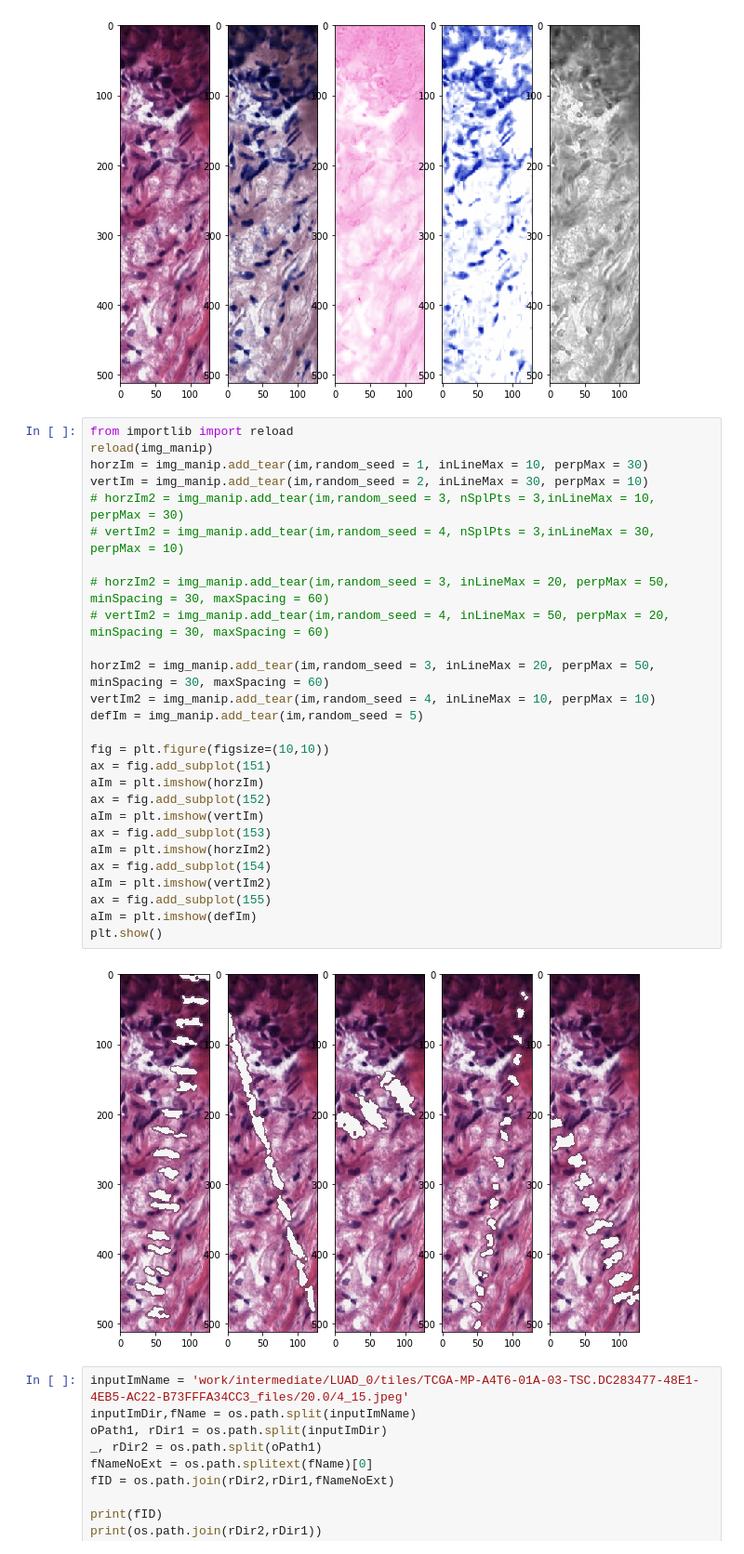
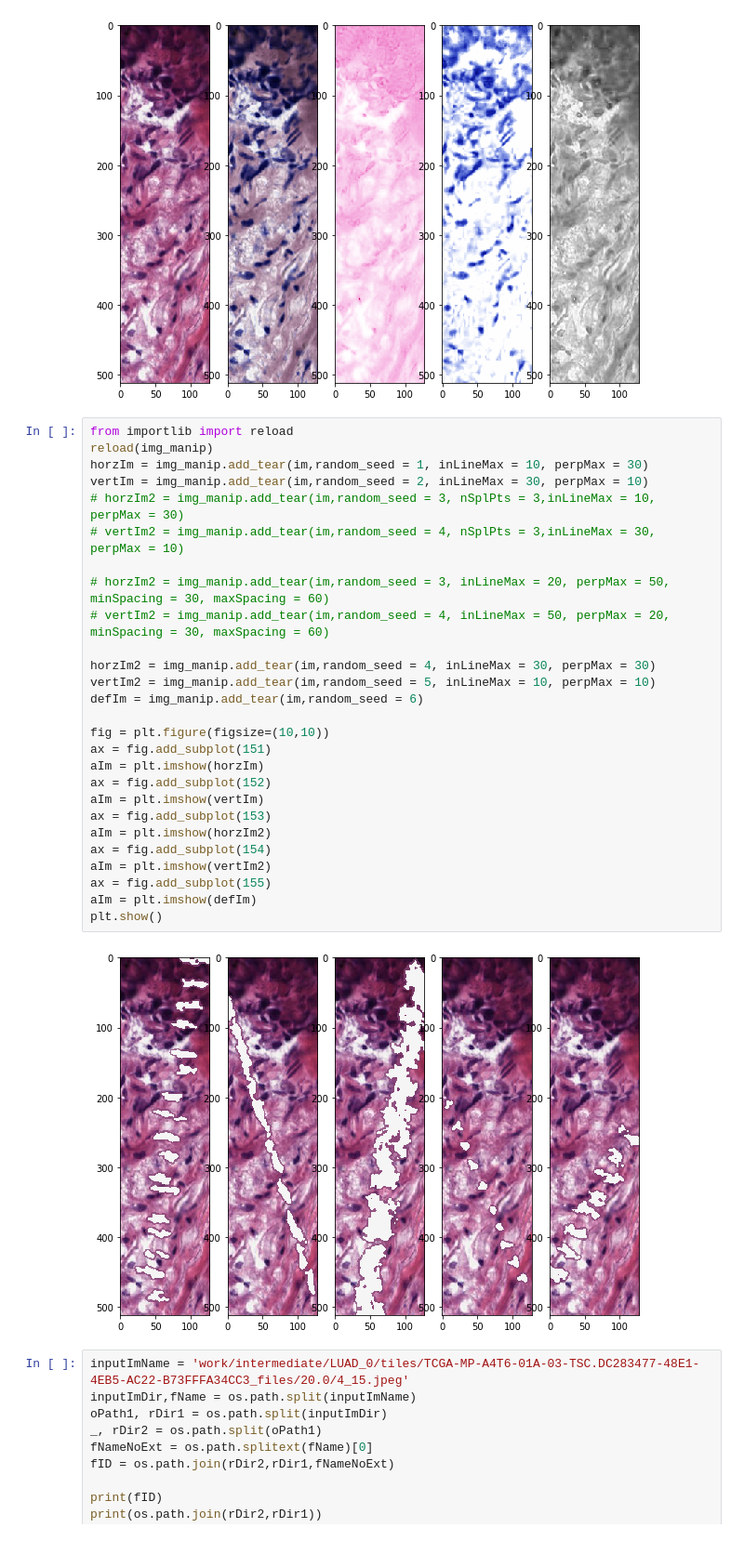
Before and after one commit to Systems-Imaging-Bioinformatics-Lab/histopath_failure_modes, a Jupyter notebook: image_manipulation/image_manipulation.ipynb, the cells around one changed output. Shown at 93% size. Drawn from its saved outputs; the diff is of its cells as text.

```diff
--- a/image_manipulation/image_manipulation.ipynb
+++ b/image_manipulation/image_manipulation.ipynb
@@ -158,32 +158,32 @@ plt.show()
 # %%
 from importlib import reload
 reload(img_manip)
 horzIm = img_manip.add_tear(im,random_seed = 1, inLineMax = 10, perpMax = 30)
 vertIm = img_manip.add_tear(im,random_seed = 2, inLineMax = 30, perpMax = 10)
 # horzIm2 = img_manip.add_tear(im,random_seed = 3, nSplPts = 3,inLineMax = 10, perpMax = 30)
 # vertIm2 = img_manip.add_tear(im,random_seed = 4, nSplPts = 3,inLineMax = 30, perpMax = 10)
 
 # horzIm2 = img_manip.add_tear(im,random_seed = 3, inLineMax = 20, perpMax = 50, minSpacing = 30, maxSpacing = 60)
 # vertIm2 = img_manip.add_tear(im,random_seed = 4, inLineMax = 50, perpMax = 20, minSpacing = 30, maxSpacing = 60)
 
-horzIm2 = img_manip.add_tear(im,random_seed = 3, inLineMax = 20, perpMax = 50, minSpacing = 30, maxSpacing = 60)
-vertIm2 = img_manip.add_tear(im,random_seed = 4, inLineMax = 10, perpMax = 10)
-defIm = img_manip.add_tear(im,random_seed = 5)
+horzIm2 = img_manip.add_tear(im,random_seed = 4, inLineMax = 30, perpMax = 30)
+vertIm2 = img_manip.add_tear(im,random_seed = 5, inLineMax = 10, perpMax = 10)
+defIm = img_manip.add_tear(im,random_seed = 6)
 
 fig = plt.figure(figsize=(10,10))
 ax = fig.add_subplot(151)
 aIm = plt.imshow(horzIm)
 ax = fig.add_subplot(152)
 aIm = plt.imshow(vertIm)
 ax = fig.add_subplot(153)
 aIm = plt.imshow(horzIm2)
 ax = fig.add_subplot(154)
 aIm = plt.imshow(vertIm2)
 ax = fig.add_subplot(155)
 aIm = plt.imshow(defIm)
 plt.show()
 # %% [output]
-[figure, old version]
+[figure, new version]
 # %%
 inputImName = 'work/intermediate/LUAD_0/tiles/TCGA-MP-A4T6-01A-03-TSC.DC283477-48E1-4EB5-AC22-B73FFFA34CC3_files/20.0/4_15.jpeg'
 inputImDir,fName = os.path.split(inputImName)
```
Also changed, not shown: 1 other file.
